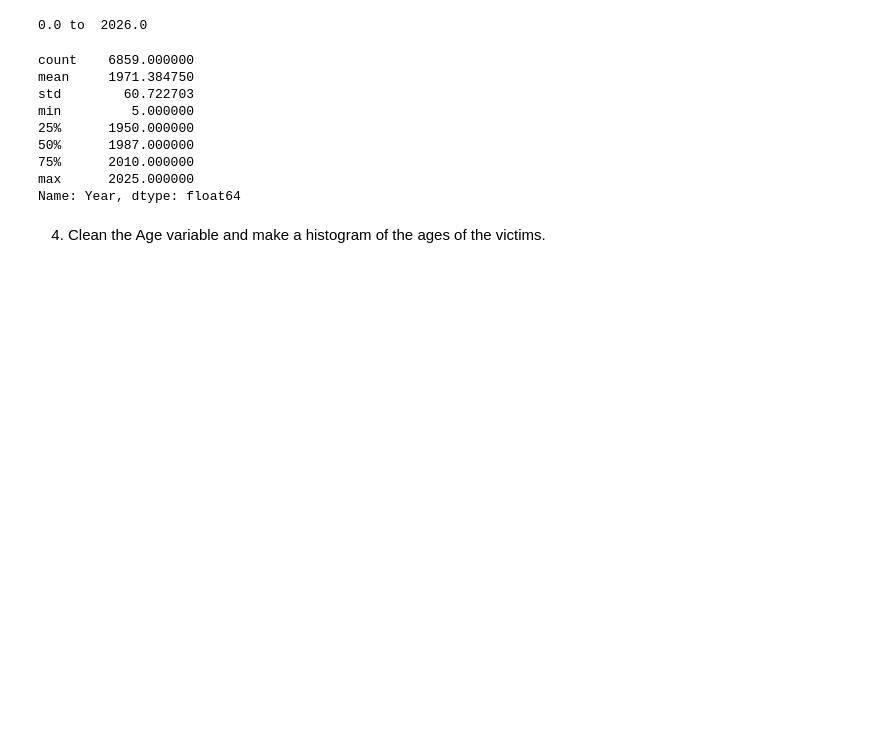
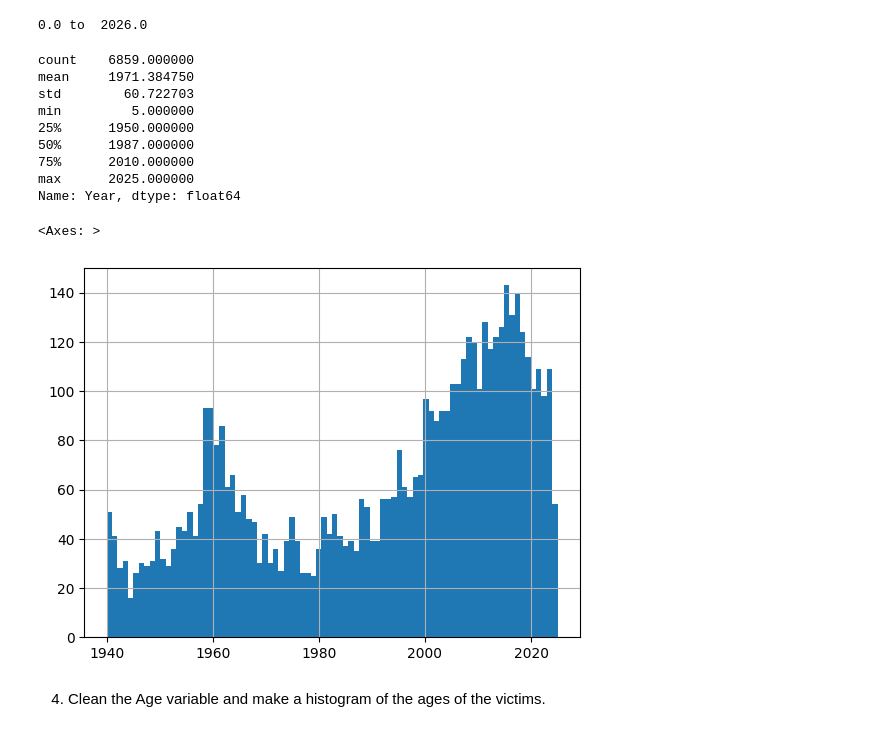
Before and after one commit to gsaunders5761/wrangling, a Jupyter notebook: assignment/assignment.ipynb, the cells around one changed output. Cells and saved outputs as stored; diff of their text form; code cells hidden in the pictures; blank space fills up the shorter version.

```diff
--- a/assignment/assignment.ipynb
+++ b/assignment/assignment.ipynb
@@ -205,5 +205,13 @@ min         5.000000
 75%      2010.000000
 max      2025.000000
 Name: Year, dtype: float64
+# %%
+recent = sa[sa['Year'] >= 1940] # subset to only recent years
+recent['Year'].hist(bins=(2024-1940)) # create histogram of recent years
+
+# attacks spiked in 1960; since then, they were increasing overall until about 2015, then started to decrease.
+# %% [output]
+<Axes: >
+[figure, added]
 # %% [markdown]
 4. Clean the Age variable and make a histogram of the ages of the victims.
```
Also changed, not shown: parts of 14 cells of this notebook.
